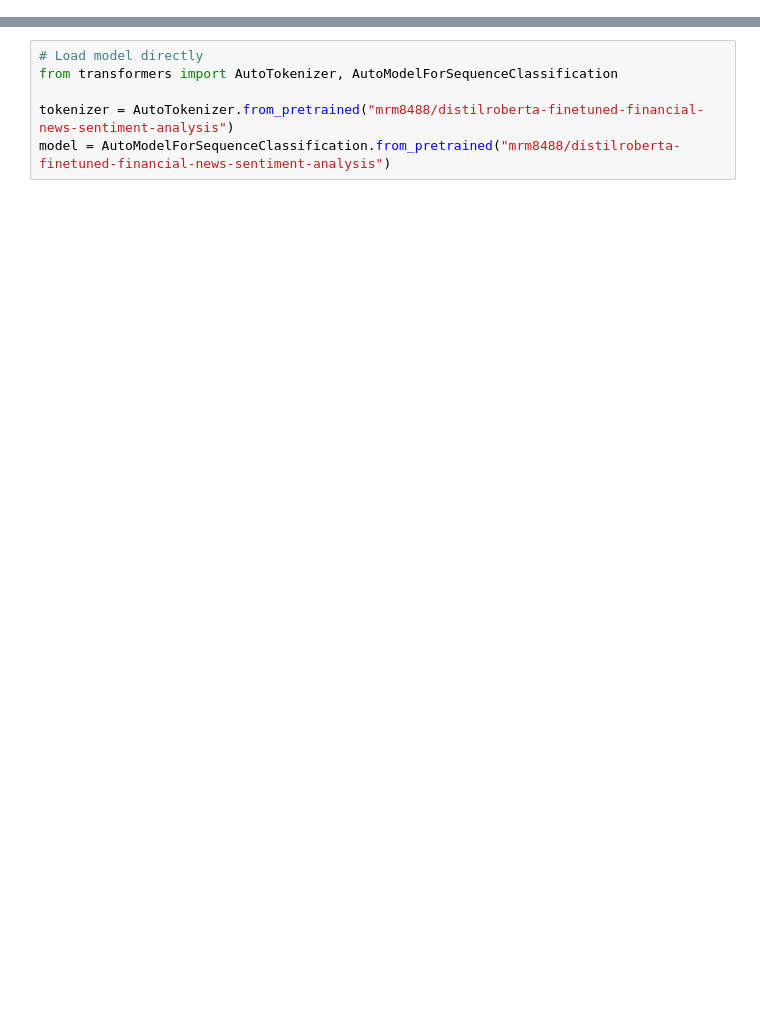
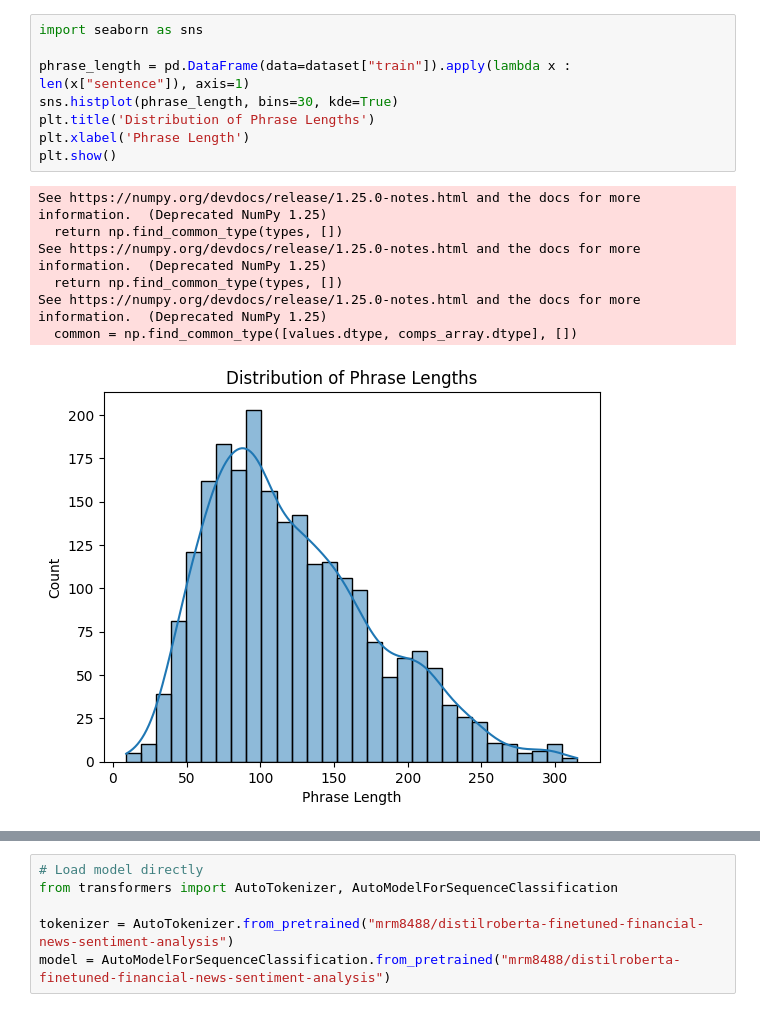
Before and after one commit to NathanielCogneaux/NLP-comparison-between-Naive-Bayes-RNN-LSTM-and-Transformers, a Jupyter notebook: Transformers.ipynb, the cells around one changed output, grey strips where cells are left out. Saved outputs shown, nothing was run; the diff lists cells and outputs as text; blank space fills up the shorter version.

```diff
--- a/Transformers.ipynb
+++ b/Transformers.ipynb
@@ -2,0 +46,16 @@
+# %%
+import seaborn as sns
+
+phrase_length = pd.DataFrame(data=dataset["train"]).apply(lambda x : len(x["sentence"]), axis=1)
+sns.histplot(phrase_length, bins=30, kde=True)
+plt.title('Distribution of Phrase Lengths')
+plt.xlabel('Phrase Length')
+plt.show()
+# %% [output]
+See https://numpy.org/devdocs/release/1.25.0-notes.html and the docs for more information.  (Deprecated NumPy 1.25)
+  return np.find_common_type(types, [])
+See https://numpy.org/devdocs/release/1.25.0-notes.html and the docs for more information.  (Deprecated NumPy 1.25)
+  return np.find_common_type(types, [])
+See https://numpy.org/devdocs/release/1.25.0-notes.html and the docs for more information.  (Deprecated NumPy 1.25)
+  common = np.find_common_type([values.dtype, comps_array.dtype], [])
+[figure, added]
```
Also changed, not shown: parts of 9 cells of this notebook.
